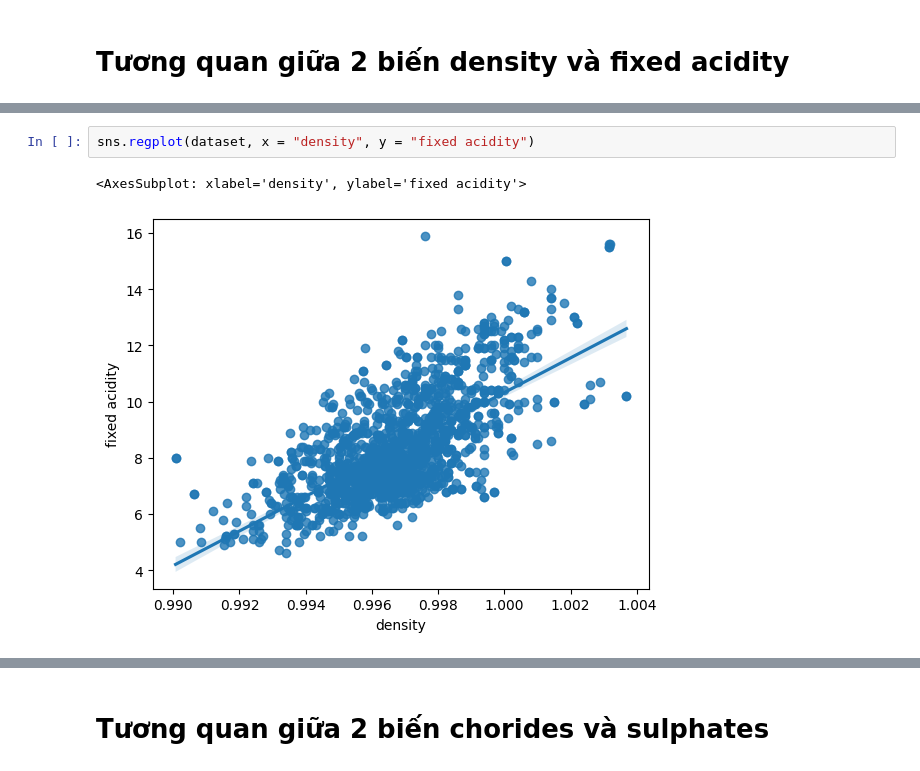
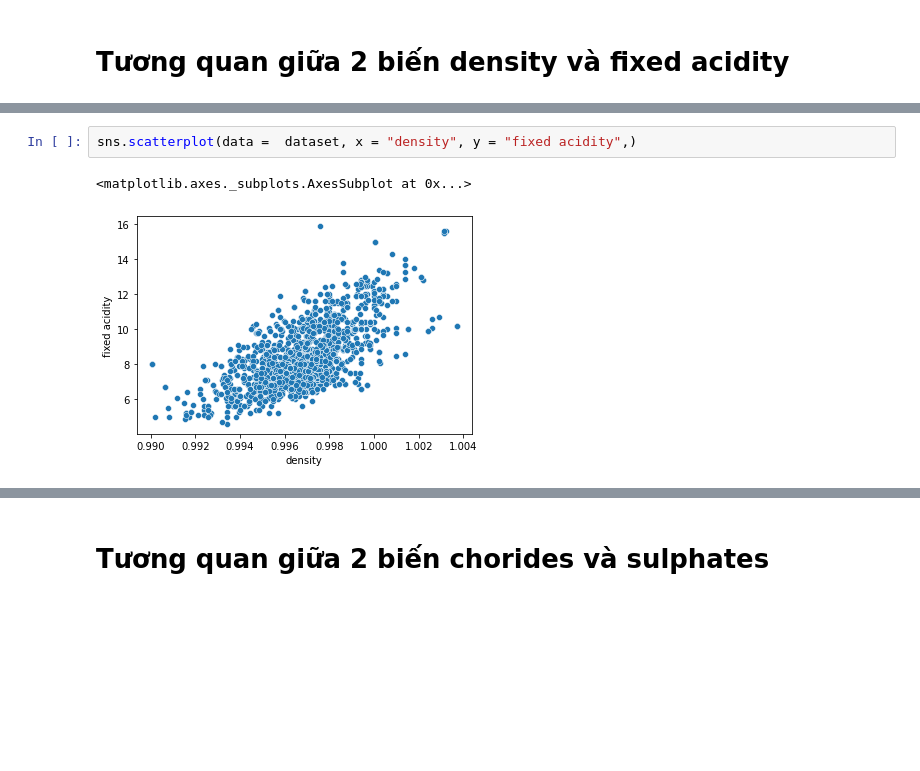
Before and after one commit to DataScienceHCMUS/Analysis, a Jupyter notebook: notebooks/redwinequality.ipynb, the cells around one changed output, grey strips where cells are left out. Cells and saved outputs as stored; diff of their text form; blank space fills up the shorter version.

```diff
--- a/notebooks/redwinequality.ipynb
+++ b/notebooks/redwinequality.ipynb
@@ -175,5 +171,5 @@ sns.jointplot(dataset, x = "density", y = "fixed acidity")
 # %%
-sns.regplot(dataset, x = "density", y = "fixed acidity")
+sns.scatterplot(data =  dataset, x = "density", y = "fixed acidity",)
 # %% [output]
-<AxesSubplot: xlabel='density', ylabel='fixed acidity'>
+<matplotlib.axes._subplots.AxesSubplot at 0x...>
-[figure, old version]
+[figure, new version]
```
Also changed, not shown: parts of 24 cells of this notebook.
